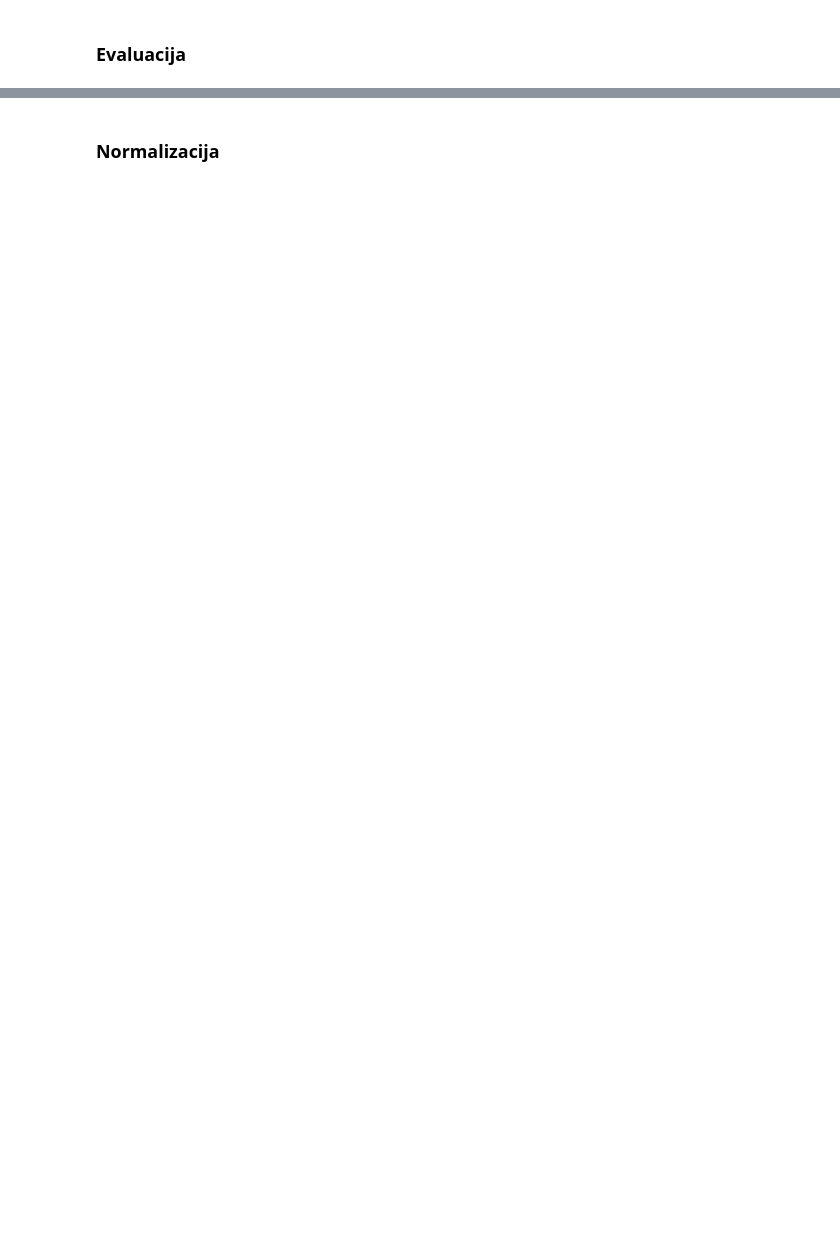
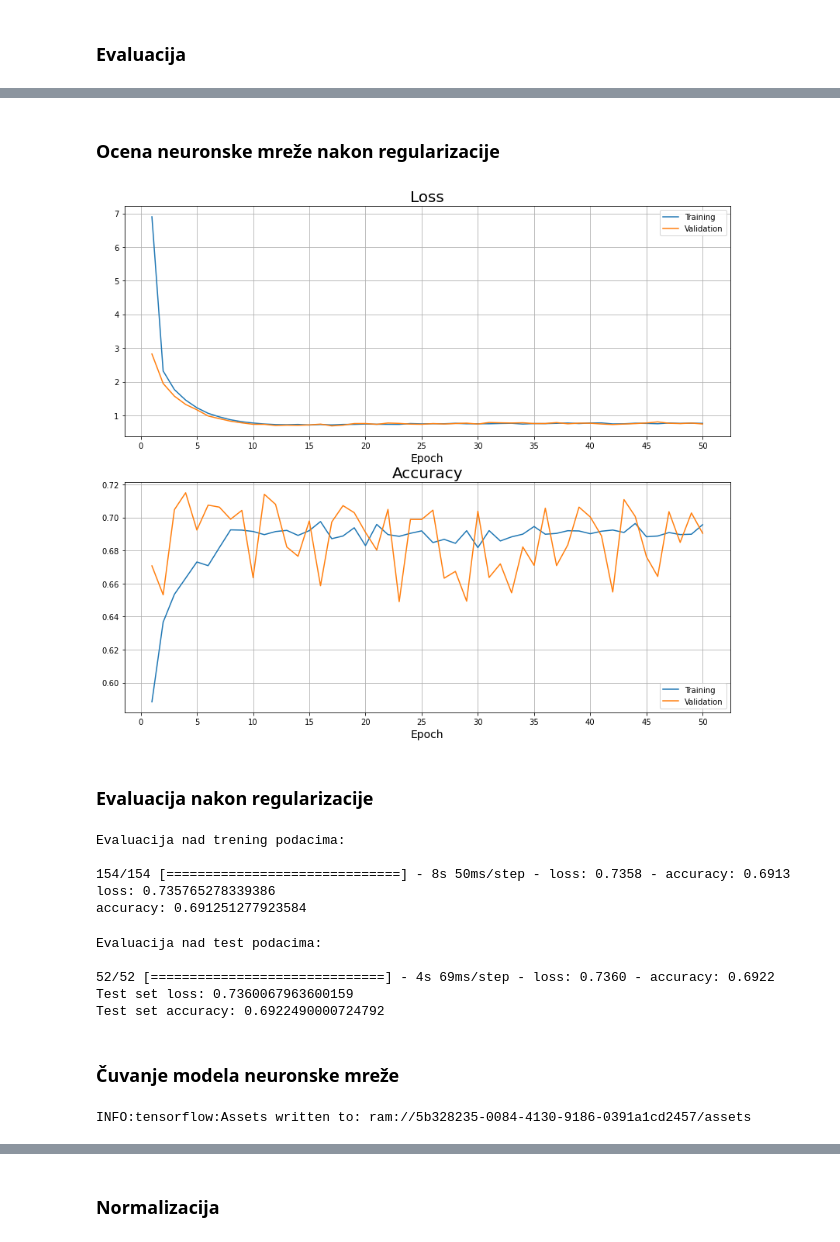
Before and after one commit to apekovic/ml-lymph-node-classification, a Jupyter notebook: 02_duboki_pristup_klasifikaciji.ipynb, the cells around one changed output, grey strips where cells are left out. Drawn from its saved outputs; the diff is of its cells as text; code cells hidden in the pictures; blank space fills up the shorter version.

```diff
--- a/02_duboki_pristup_klasifikaciji.ipynb
+++ b/02_duboki_pristup_klasifikaciji.ipynb
@@ -304,0 +456,10 @@ Test set loss: 1.4408799409866333
+# %%
+ann2.compile(loss='binary_crossentropy',
+             optimizer=Adam(learning_rate=0.001),
+             metrics=['accuracy'])
+# %%
+history2 = ann2.fit(X_train,
+                    y_train,
+                    epochs=50,
+                    batch_size=128,
+                    validation_data=(X_validation, y_validation))
@@ -305 +484,65 @@ Test set loss: 1.4408799409866333
+# %% [markdown]
+### Ocena neuronske mreže nakon regularizacije
+# %%
+plt.figure(figsize=(14,12))
+
+plt.subplot(2, 1, 1)
+
+plt.plot(np.arange(1, 51), history2.history['loss'], label='Training')
+plt.plot(np.arange(1, 51), history2.history['val_loss'], label='Validation')
+plt.title('Loss', size=20)
+plt.xlabel('Epoch', size=14)
+plt.xticks(np.arange(0,51,5))
+plt.grid()
+plt.legend()
+
+
+plt.subplot(2, 1, 2)
+
+plt.plot(np.arange(1, 51), history2.history['accuracy'], label='Training')
+plt.plot(np.arange(1, 51), history2.history['val_accuracy'], label='Validation')
+plt.title('Accuracy', size=20)
+plt.xlabel('Epoch', size=14)
+plt.xticks(np.arange(0,51,5))
+plt.grid()
+plt.legend()
+
+plt.savefig('assets/pictures/2.DM_1_ANN_Loss_Acc_second_try.jpg')
+
+plt.show()
+# %% [output]
+[figure, added]
+# %% [markdown]
+### Evaluacija nakon regularizacije
+# %%
+print('Evaluacija nad trening podacima:\n')
+
+train_scores2 = ann2.evaluate(X_train, y_train, batch_size=128)
+print('{0}: {1}'.format(loss, train_scores2[0]))
+print('{0}: {1}'.format(acc, train_scores2[1]))
+# %% [output]
+Evaluacija nad trening podacima:
+
+154/154 [==============================] - 8s 50ms/step - loss: 0.7358 - accuracy: 0.6913
+loss: 0.735765278339386
+accuracy: 0.691251277923584
+# %%
+print('Evaluacija nad test podacima:\n')
+
+test_scores2 = ann2.evaluate(X_test, y_test, batch_size=128)
+print('Test set {0}: {1}'.format(loss, test_scores2[0]))
+print('Test set {0}: {1}'.format(acc, test_scores2[1]))
+# %% [output]
+Evaluacija nad test podacima:
+
+52/52 [==============================] - 4s 69ms/step - loss: 0.7360 - accuracy: 0.6922
+Test set loss: 0.7360067963600159
+Test set accuracy: 0.6922490000724792
+# %% [markdown]
+### Čuvanje modela neuronske mreže
+# %%
+with open('models/deep_models/DC_1_ANN_second_classifier.model.pickle', 'wb') as model_file:
+    pickle.dump(ann2, model_file)
+# %% [output]
+INFO:tensorflow:Assets written to: ram://5b328235-0084-4130-9186-0391a1cd2457/assets
 # %% [markdown]
```
Also changed, not shown: parts of 125 cells of this notebook.
